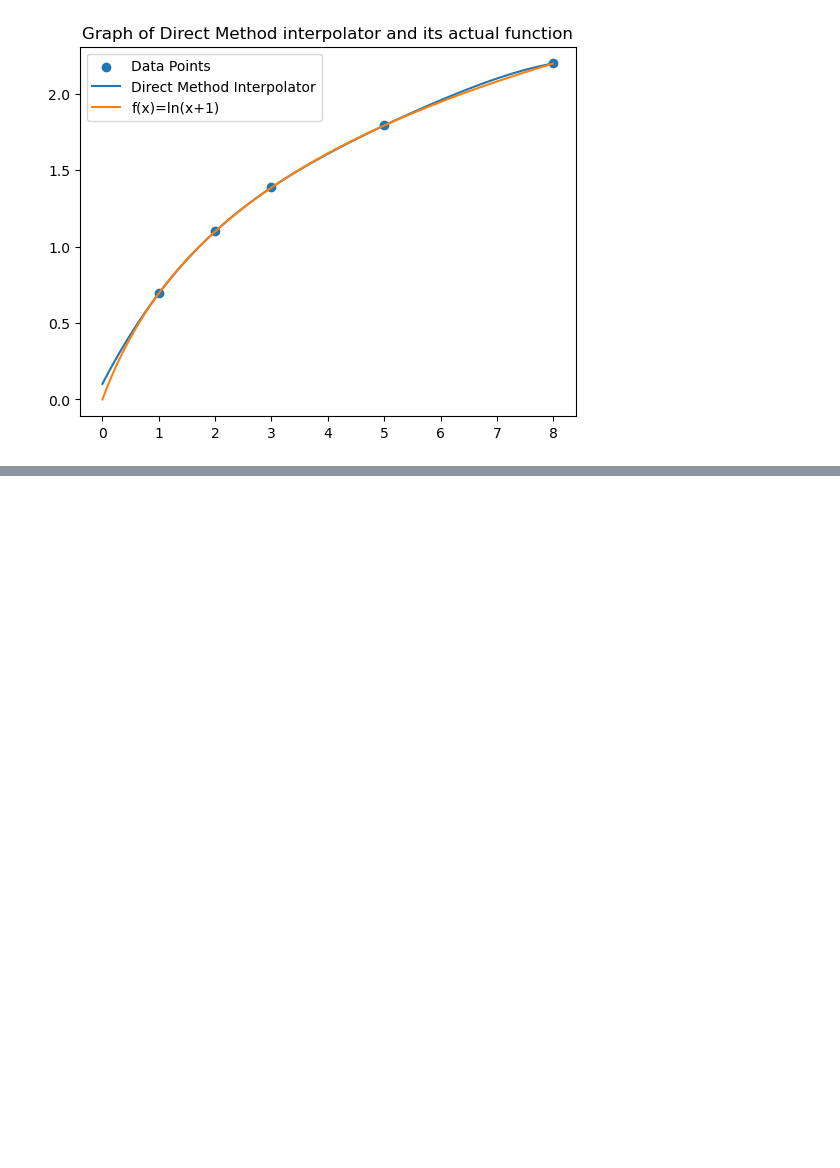
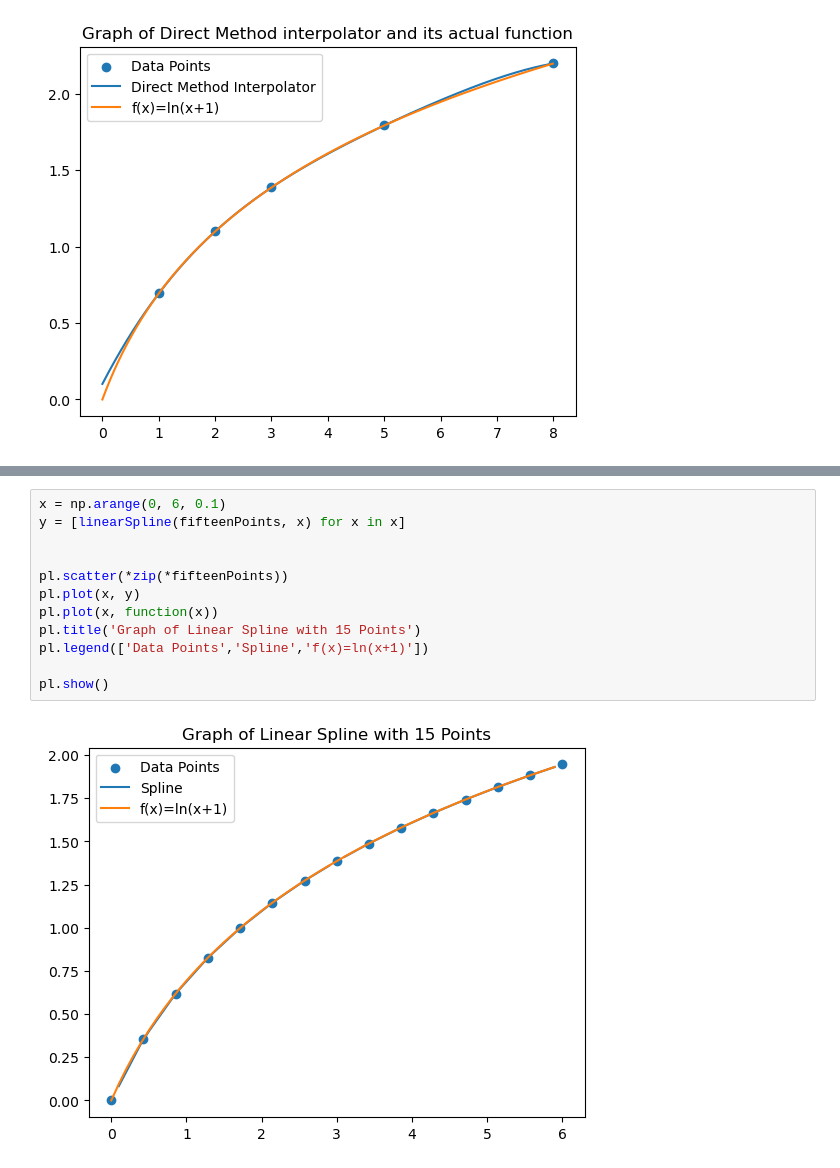
Before and after one commit to hoatru019/Numerical-Methods-proj, a Jupyter notebook: numr5.ipynb, the cells around one changed output, grey strips where cells are left out. Cells and saved outputs as stored; diff of their text form; blank space fills up the shorter version.

```diff
--- a/numr5.ipynb
+++ b/numr5.ipynb
@@ -103,0 +154,14 @@ pl.show()
+# %%
+x = np.arange(0, 6, 0.1)
+y = [linearSpline(fifteenPoints, x) for x in x]
+
+
+pl.scatter(*zip(*fifteenPoints))
+pl.plot(x, y)
+pl.plot(x, function(x))
+pl.title('Graph of Linear Spline with 15 Points')
+pl.legend(['Data Points','Spline','f(x)=ln(x+1)'])
+
+pl.show()
+# %% [output]
+[figure, added]
```
Also changed, not shown: parts of 9 cells of this notebook.
